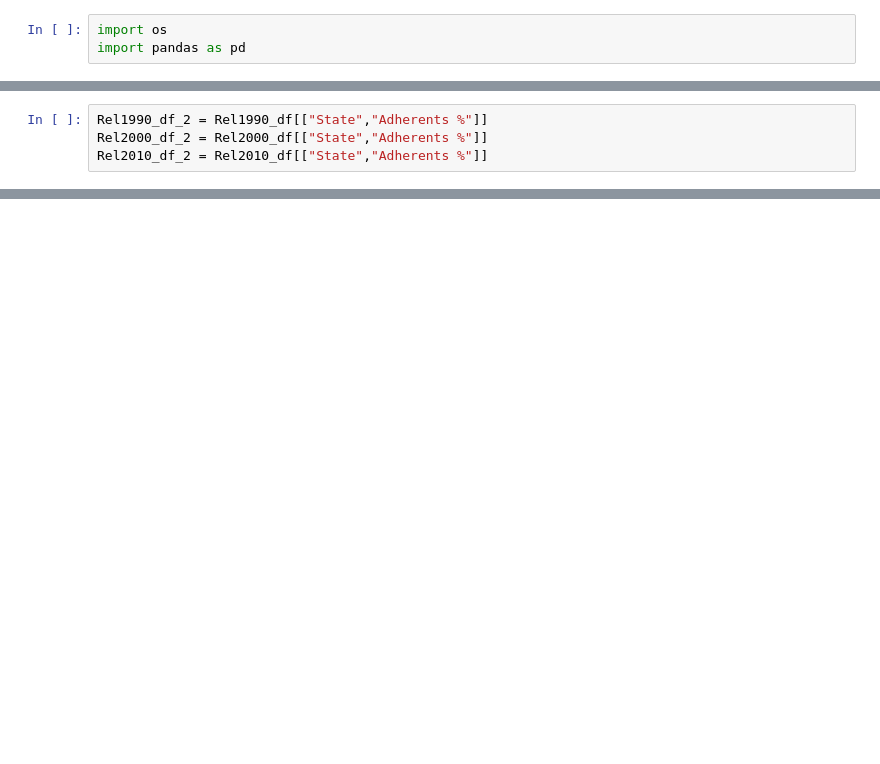
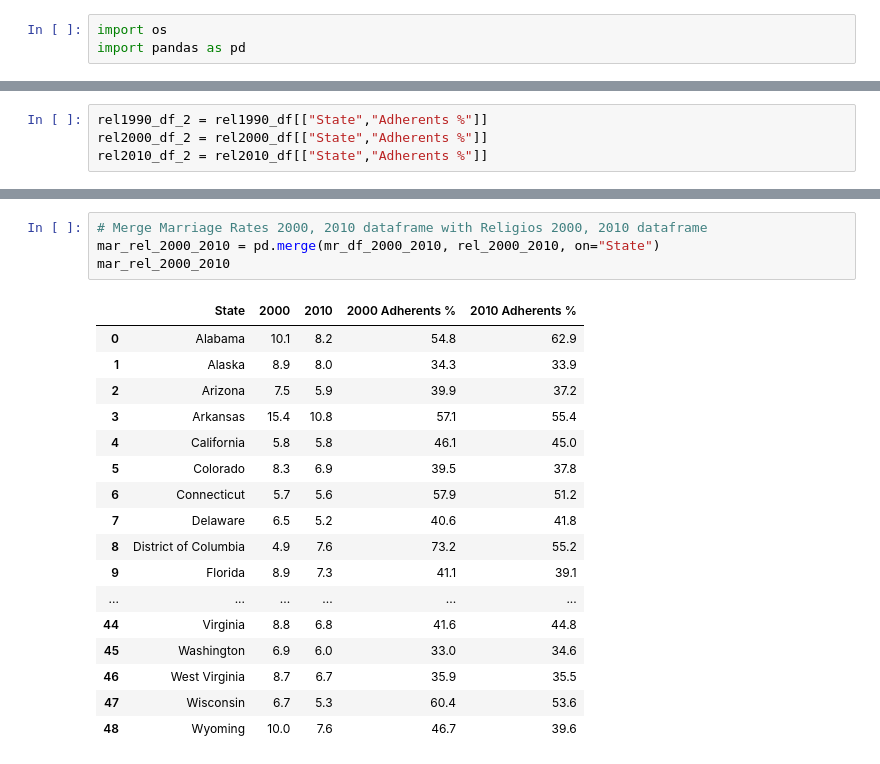
Before and after one commit to silentstar29/ETL-Project, a Jupyter notebook: Cleaned Data Tables.ipynb, the cells around one changed output, grey strips where cells are left out. Saved outputs shown, nothing was run; the diff lists cells and outputs as text; blank space fills up the shorter version.

```diff
--- a/Cleaned Data Tables.ipynb
+++ b/Cleaned Data Tables.ipynb
@@ -17,5 +17,5 @@ MR_df_2 = MR_df[["State","1990","2000","2010"]]
 # %%
-Rel1990_df_2 = Rel1990_df[["State","Adherents %"]]
-Rel2000_df_2 = Rel2000_df[["State","Adherents %"]]
-Rel2010_df_2 = Rel2010_df[["State","Adherents %"]]
+rel1990_df_2 = rel1990_df[["State","Adherents %"]]
+rel2000_df_2 = rel2000_df[["State","Adherents %"]]
+rel2010_df_2 = rel2010_df[["State","Adherents %"]]
 # %%
@@ -56,0 +165,22 @@ Rel2010_df_2.head()
+# %%
+# Merge Marriage Rates 2000, 2010 dataframe with Religios 2000, 2010 dataframe
+mar_rel_2000_2010 = pd.merge(mr_df_2000_2010, rel_2000_2010, on="State")
+mar_rel_2000_2010
+# %% [output]
+|  | State | 2000 | 2010 | 2000 Adherents % | 2010 Adherents % |
+| 0 | Alabama | 10.1 | 8.2 | 54.8 | 62.9 |
+| 1 | Alaska | 8.9 | 8.0 | 34.3 | 33.9 |
+| 2 | Arizona | 7.5 | 5.9 | 39.9 | 37.2 |
+| 3 | Arkansas | 15.4 | 10.8 | 57.1 | 55.4 |
+| 4 | California | 5.8 | 5.8 | 46.1 | 45.0 |
+| 5 | Colorado | 8.3 | 6.9 | 39.5 | 37.8 |
+| 6 | Connecticut | 5.7 | 5.6 | 57.9 | 51.2 |
+| 7 | Delaware | 6.5 | 5.2 | 40.6 | 41.8 |
+| 8 | District of Columbia | 4.9 | 7.6 | 73.2 | 55.2 |
+| 9 | Florida | 8.9 | 7.3 | 41.1 | 39.1 |
+| ... | ... | ... | ... | ... | ... |
+| 44 | Virginia | 8.8 | 6.8 | 41.6 | 44.8 |
+| 45 | Washington | 6.9 | 6.0 | 33.0 | 34.6 |
+| 46 | West Virginia | 8.7 | 6.7 | 35.9 | 35.5 |
+| 47 | Wisconsin | 6.7 | 5.3 | 60.4 | 53.6 |
+| 48 | Wyoming | 10.0 | 7.6 | 46.7 | 39.6 |
```
Also changed, not shown: parts of 15 cells of this notebook.
